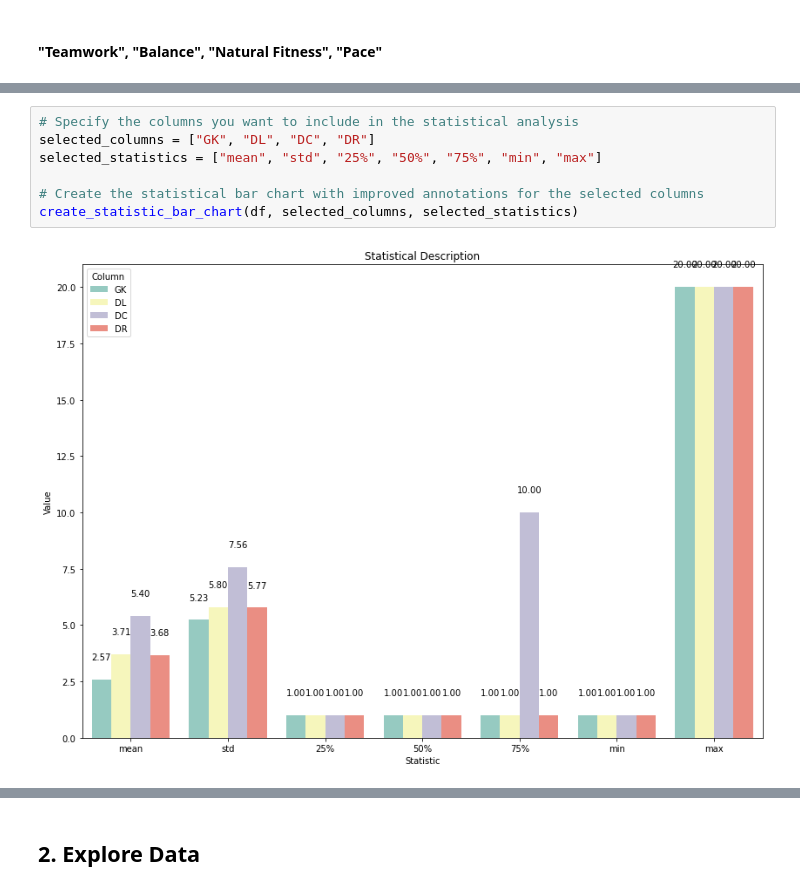
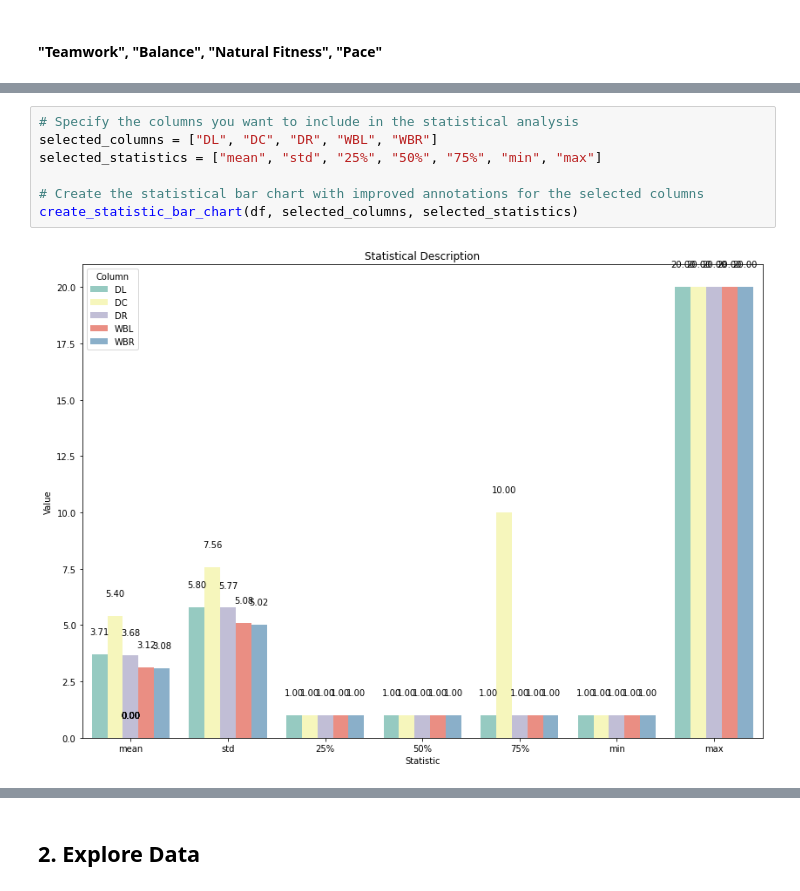
Before and after one commit to Airwangga-Sport-Science/AI-Model, a Jupyter notebook: Modelling/Airwangga Sport Science.ipynb, the cells around one changed output, grey strips where cells are left out. Saved outputs shown, nothing was run; the diff lists cells and outputs as text.

```diff
--- a/Modelling/Airwangga Sport Science.ipynb
+++ b/Modelling/Airwangga Sport Science.ipynb
@@ -188,11 +188,11 @@ create_statistic_bar_chart(df, selected_columns, selected_statistics)
 # %%
 # Specify the columns you want to include in the statistical analysis
-selected_columns = ["GK", "DL", "DC", "DR"]
+selected_columns = ["DL", "DC", "DR", "WBL", "WBR"]
 selected_statistics = ["mean", "std", "25%", "50%", "75%", "min", "max"]
 
 # Create the statistical bar chart with improved annotations for the selected columns
 create_statistic_bar_chart(df, selected_columns, selected_statistics)
 # %% [output]
-[figure, old version]
+[figure, new version]
 # %%
 # Specify the columns you want to include in the statistical analysis
```
Also changed, not shown: parts of 28 cells of this notebook.
